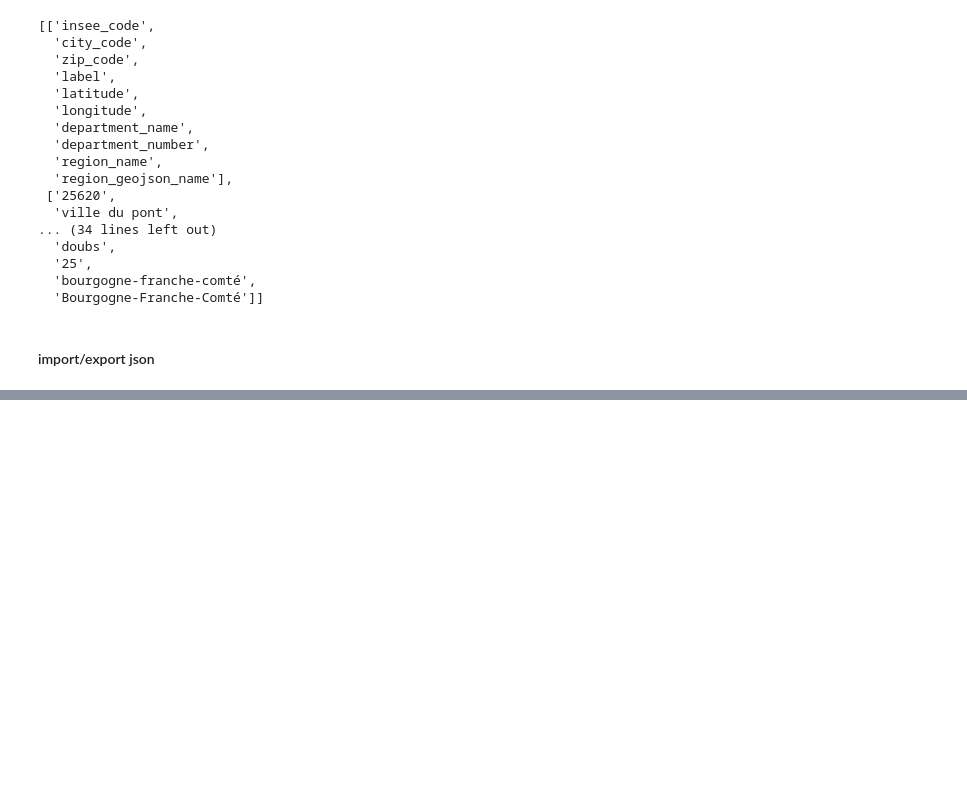
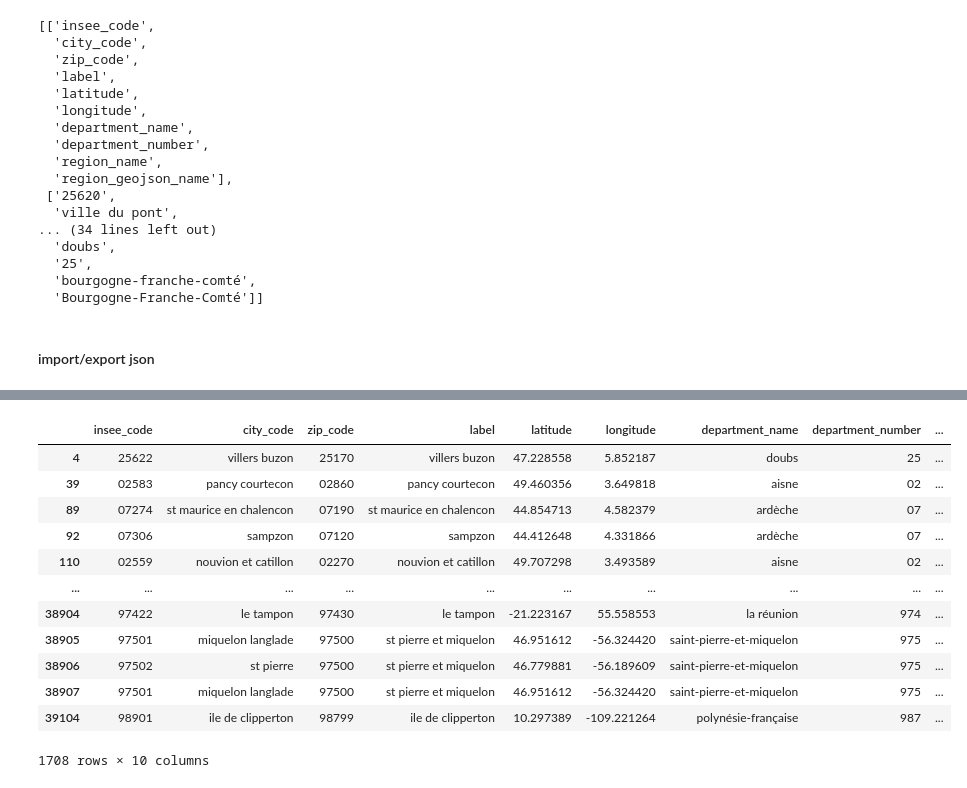
Before and after one commit to matthcol/python202402, a Jupyter notebook: Files/files.ipynb, the cells around one changed output, grey strips where cells are left out. Cells and saved outputs as stored; diff of their text form; code cells hidden in the pictures; blank space fills up the shorter version.

```diff
--- a/Files/files.ipynb
+++ b/Files/files.ipynb
@@ -395,0 +508,16 @@ Type:      method
+# %%
+dfCities[dfCities.label.str.contains(r"on$")]
+# %% [output]
+|  | insee_code | city_code | zip_code | label | latitude | longitude | department_name | department_number | ... |
+| 4 | 25622 | villers buzon | 25170 | villers buzon | 47.228558 | 5.852187 | doubs | 25 | ... |
+| 39 | 02583 | pancy courtecon | 02860 | pancy courtecon | 49.460356 | 3.649818 | aisne | 02 | ... |
+| 89 | 07274 | st maurice en chalencon | 07190 | st maurice en chalencon | 44.854713 | 4.582379 | ardèche | 07 | ... |
+| 92 | 07306 | sampzon | 07120 | sampzon | 44.412648 | 4.331866 | ardèche | 07 | ... |
+| 110 | 02559 | nouvion et catillon | 02270 | nouvion et catillon | 49.707298 | 3.493589 | aisne | 02 | ... |
+| ... | ... | ... | ... | ... | ... | ... | ... | ... | ... |
+| 38904 | 97422 | le tampon | 97430 | le tampon | -21.223167 | 55.558553 | la réunion | 974 | ... |
+| 38905 | 97501 | miquelon langlade | 97500 | st pierre et miquelon | 46.951612 | -56.324420 | saint-pierre-et-miquelon | 975 | ... |
+| 38906 | 97502 | st pierre | 97500 | st pierre et miquelon | 46.779881 | -56.189609 | saint-pierre-et-miquelon | 975 | ... |
+| 38907 | 97501 | miquelon langlade | 97500 | st pierre et miquelon | 46.951612 | -56.324420 | saint-pierre-et-miquelon | 975 | ... |
+| 39104 | 98901 | ile de clipperton | 98799 | ile de clipperton | 10.297389 | -109.221264 | polynésie-française | 987 | ... |
+1708 rows × 10 columns
```
Also changed, not shown: parts of 23 cells of this notebook.
